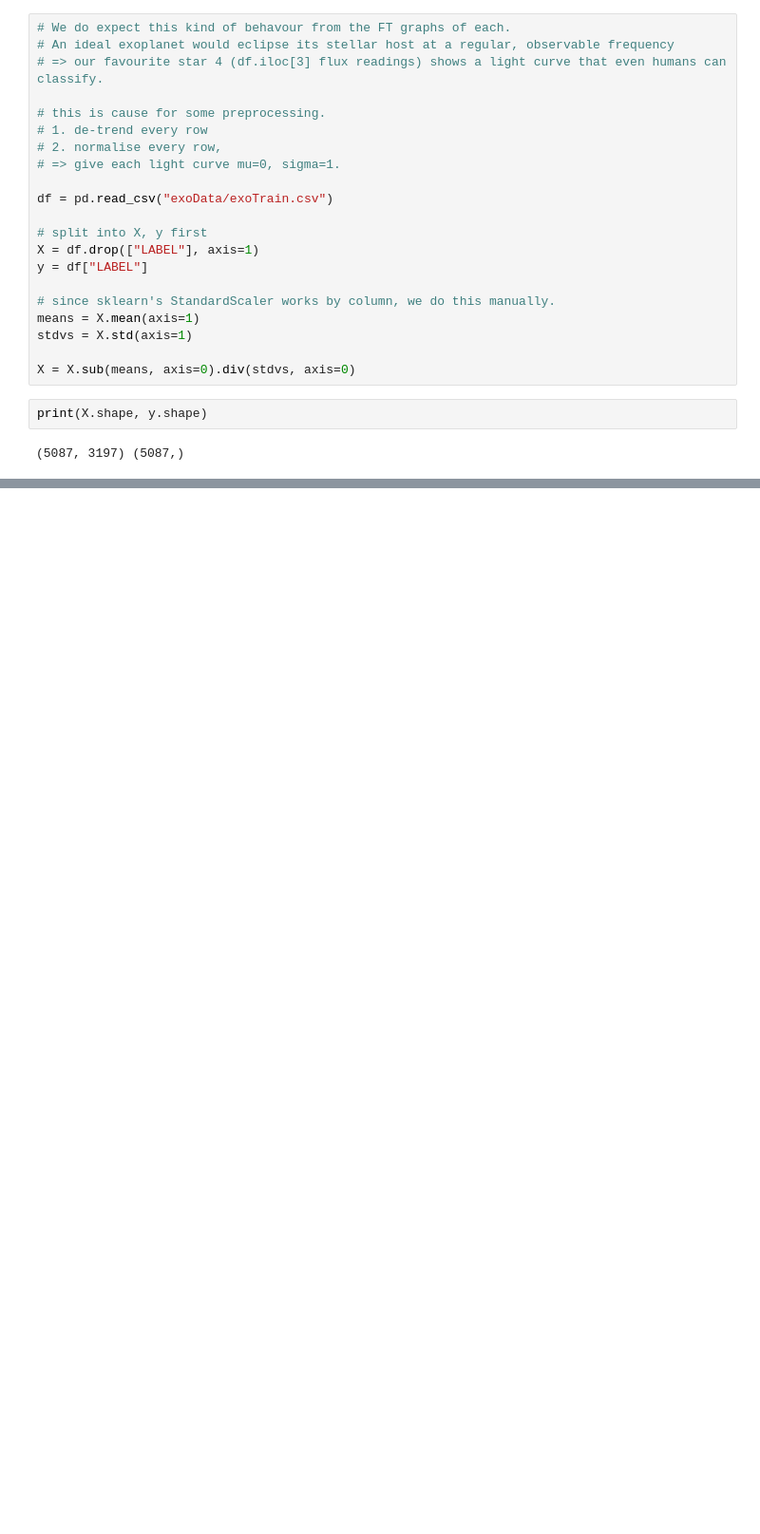
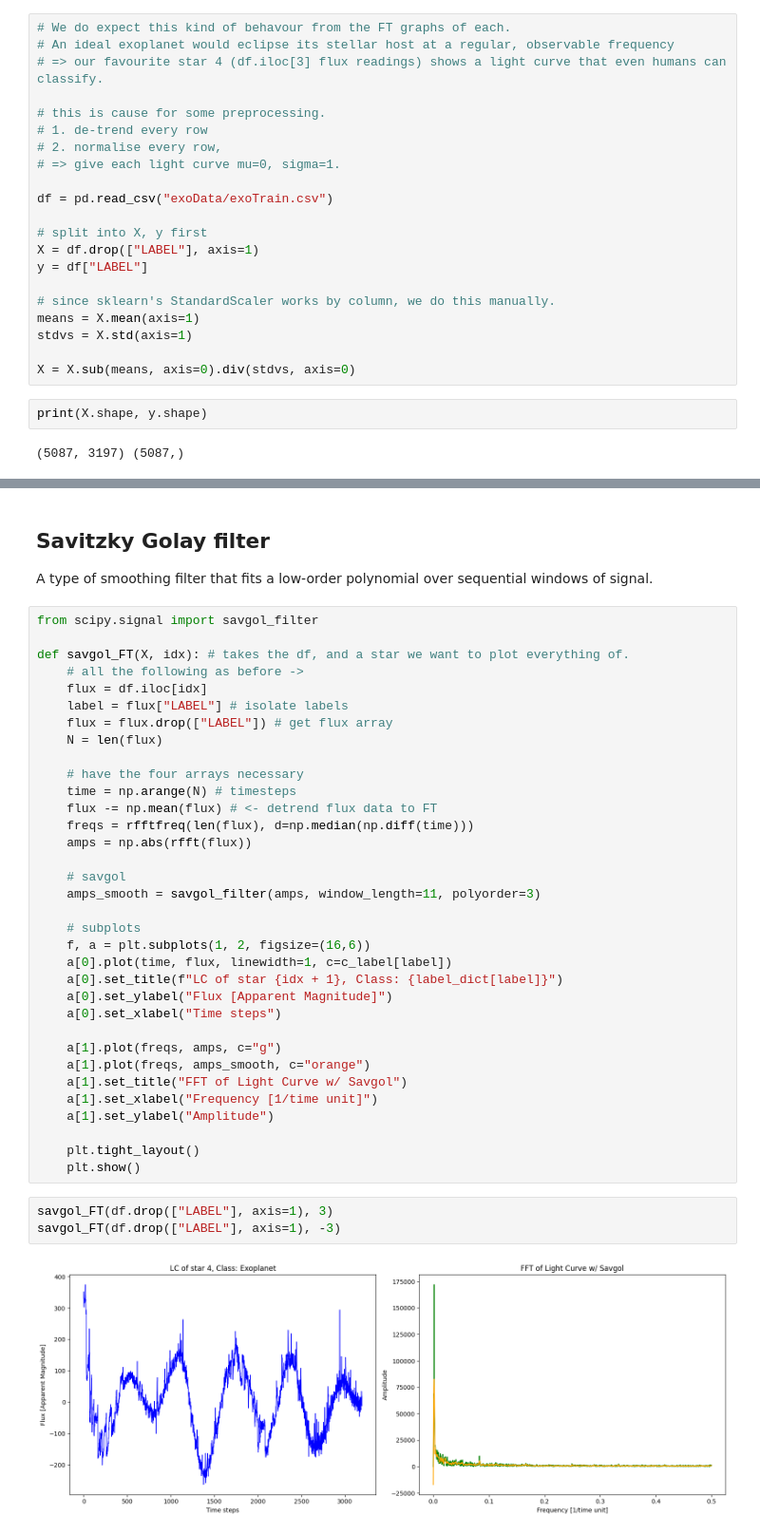
Before and after one commit to cBollins/NASA-Exoplanet-Archive, a Jupyter notebook: Exoplanet_Detection/FT_lightcurves.ipynb, the cells around one changed output, grey strips where cells are left out. Shown at 95% size. Saved outputs shown, nothing was run; the diff lists cells and outputs as text; blank space fills up the shorter version.

Commit message:
Savitzky Golay Filtering

```diff
--- a/Exoplanet_Detection/FT_lightcurves.ipynb
+++ b/Exoplanet_Detection/FT_lightcurves.ipynb
@@ -191,0 +177,43 @@ NameError: name 'rfft' is not defined
+# %% [markdown]
+## Savitzky Golay filter
+
+A type of smoothing filter that fits a low-order polynomial over sequential windows of signal.
+# %%
+from scipy.signal import savgol_filter
+
+def savgol_FT(X, idx): # takes the df, and a star we want to plot everything of.
+    # all the following as before ->
+    flux = df.iloc[idx]
+    label = flux["LABEL"] # isolate labels
+    flux = flux.drop(["LABEL"]) # get flux array
+    N = len(flux)
+
+    # have the four arrays necessary
+    time = np.arange(N) # timesteps
+    flux -= np.mean(flux) # <- detrend flux data to FT
+    freqs = rfftfreq(len(flux), d=np.median(np.diff(time)))
+    amps = np.abs(rfft(flux))
+
+    # savgol
+    amps_smooth = savgol_filter(amps, window_length=11, polyorder=3)
+
+    # subplots
+    f, a = plt.subplots(1, 2, figsize=(16,6))
+    a[0].plot(time, flux, linewidth=1, c=c_label[label])
+    a[0].set_title(f"LC of star {idx + 1}, Class: {label_dict[label]}")
+    a[0].set_ylabel("Flux [Apparent Magnitude]")
+    a[0].set_xlabel("Time steps")
+
+    a[1].plot(freqs, amps, c="g")
+    a[1].plot(freqs, amps_smooth, c="orange")
+    a[1].set_title("FFT of Light Curve w/ Savgol")
+    a[1].set_xlabel("Frequency [1/time unit]")
+    a[1].set_ylabel("Amplitude")
+
+    plt.tight_layout()
+    plt.show()
+# %%
+savgol_FT(df.drop(["LABEL"], axis=1), 3)
+savgol_FT(df.drop(["LABEL"], axis=1), -3)
+# %% [output]
+[figure, added]
```
Also changed, not shown: parts of 9 cells of this notebook, 1 other file.
